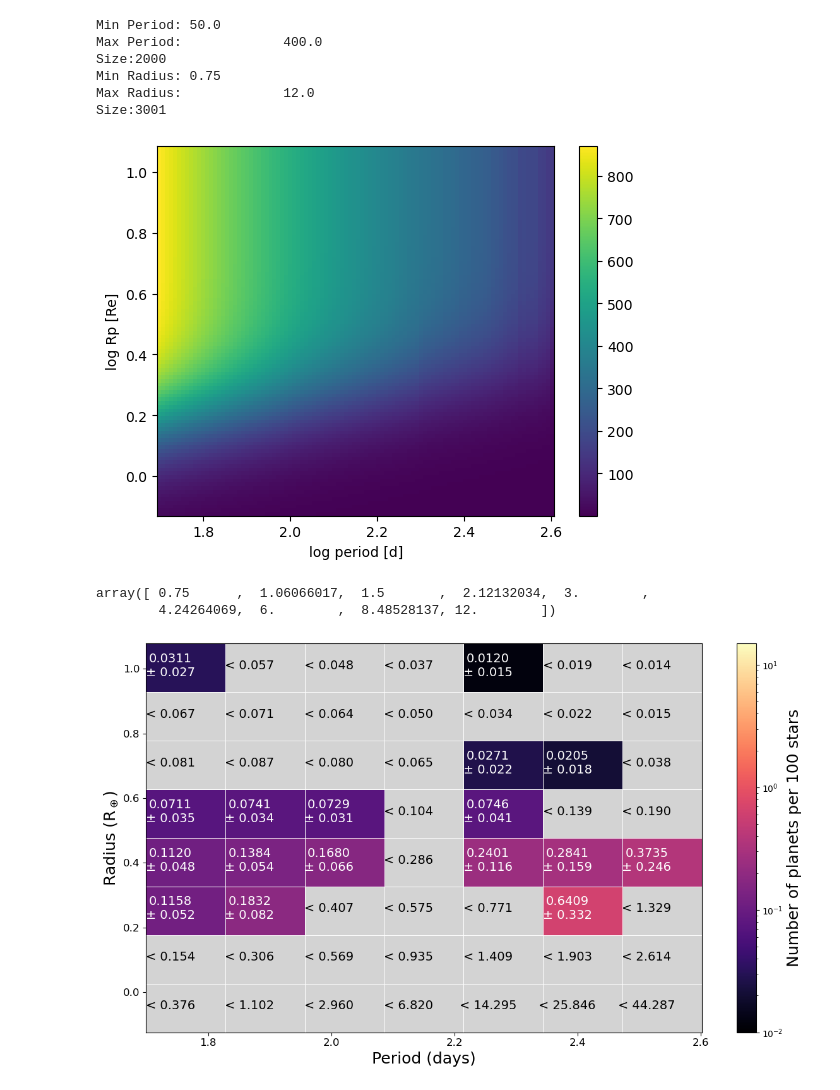
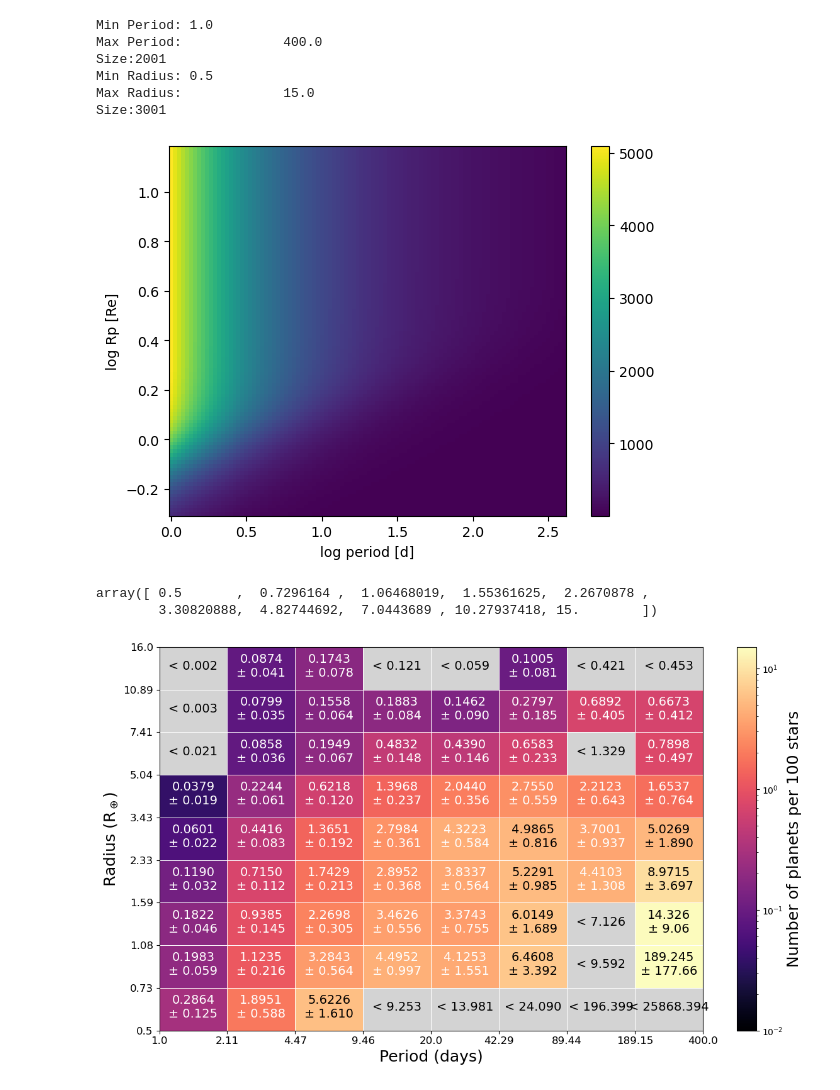
Before and after one commit to kendallsullivan/kep_occ_how-to, a Jupyter notebook: occurrence_plots.ipynb, the cells around one changed output. Saved outputs shown, nothing was run; the diff lists cells and outputs as text; code cells hidden in the pictures.

```diff
--- a/occurrence_plots.ipynb
+++ b/occurrence_plots.ipynb
@@ -35,11 +35,11 @@ def read_in_completeness_period(inputgrid, verbose=False):
     return(numCompVeInterp, kiclist, probtot, probdet, probdet/probtot)
 # %%
 numCompVeInterp_FGK, kiclist_FGK, probtot, probdet, ratio = read_in_completeness_period(\
-                                                               os.getcwd() + "/completenessContours/out_sc0_GK_baseline.fits.gz",\
+                                                               os.getcwd() + "/out_sc0_FGK_baseline_old.fits.gz",\
                                                                verbose=True)
 
-x = np.linspace(np.log10(50), np.log10(400), num=100)
-y = np.linspace(np.log10(0.75), np.log10(12), num=100)
+x = np.linspace(np.log10(1), np.log10(400), num=100)
+y = np.linspace(np.log10(0.5), np.log10(15), num=100)
 xg, yg = np.meshgrid(x, y, indexing='ij')
 
 
@@ -54,20 +54,20 @@ plt.show()
 
 # probtot[-1], probdet[-1], ratio[-1]
 # %% [output]
-Min Period: 50.0
+Min Period: 1.0
 Max Period:             400.0
-Size:2000
-Min Radius: 0.75
-Max Radius:             12.0
+Size:2001
+Min Radius: 0.5
+Max Radius:             15.0
 Size:3001
-[figure, old version]
+[figure, new version]
 # %%
 x = np.linspace(np.log10(1), np.log10(400), num=101)
 y = np.linspace(np.log10(0.5), np.log10(15), num=101)
 # %%
 # small grid for plotting
-mr = np.logspace(np.log10(0.75), np.log10(12), num=9)
-mp = np.logspace(np.log10(50.), np.log10(400), num=8)
+mr = np.logspace(np.log10(0.5), np.log10(15), num=10)
+mp = np.logspace(np.log10(1.), np.log10(400), num=9)
 mp_grid, mr_grid = np.meshgrid(mp, mr, indexing='ij')
 
 mp_c = 0.5*(mp[1:] + mp[:-1])
@@ -81,7 +81,7 @@ def kde_anywhere(Z, pmin, pmax, rmin, rmax):
             np.where((y >= np.log10(rmin)) & (y <= np.log10(rmax)))[0][-1])
     return(Z[pmask[0]:pmask[1]+1, rmask[0]:rmask[1]+1])
 # %%
-inputgrid_FGK = os.getcwd() + "/completenessContours/out_sc0_GK_baseline.fits.gz"
+inputgrid_FGK = os.getcwd() + "/out_sc0_FGK_baseline_old.fits.gz"
 
 hdulist = fits.open(inputgrid_FGK)
 cumulative_array = hdulist[0].data
@@ -108,20 +108,20 @@ sC_fine_FGK[sC_fine_FGK < 0] = 0.0
 
 # set low-completeness limits
 limit = np.array([10., 50., 100.])
-xl = np.linspace(1.0, 400., num=2000)
-yl = np.linspace(0.1, 15., num=3001)
+xl = np.linspace(1.0, 400., num=2001)
+yl = np.linspace(0.5, 15., num=3001)
 xlg, ylg = np.meshgrid(xl, yl, indexing='ij')
 cs = plt.contour(xlg, ylg, probtot_FGK/kiclist_FGK.size, levels=limit/kiclist_FGK.size, colors='k')
 xlim_FGK = cs.collections[1].get_paths()[0].vertices[:, 0]
 ylim_FGK = cs.collections[1].get_paths()[0].vertices[:, 1]
 plt.close()
 # %%
-pcCatalog_FGK = os.getcwd() + "/GKbaseline/koiCatalogs/dr25_{}_PCs.csv".format('FGK')
+pcCatalog_FGK = os.getcwd() + "/dr25_{}_PCs_old.csv".format('FGK')
 
 # load in planet candidates
 base_kois = pd.read_csv(pcCatalog_FGK)
-m = (49 <= base_kois.koi_period) & (base_kois.koi_period <= 401)
-m &= np.isfinite(base_kois.corrected_prad) & (0.7 <= base_kois.corrected_prad) & (base_kois.corrected_prad <= 12.5)
+m = (0.9 <= base_kois.koi_period) & (base_kois.koi_period <= 401)
+m &= np.isfinite(base_kois.corrected_prad) & (0.4 <= base_kois.corrected_prad) & (base_kois.corrected_prad <= 15.5)
 
 kois_FGK = pd.DataFrame(base_kois[m])
 
@@ -132,11 +132,11 @@ H_nan_FGK[H_nan_FGK < 1] = np.nan
 
 # this sets up where the low completeness limit is
 H_lim_FGK = np.zeros(H_FGK.shape)
-for i in range(len(xedges)-1):
-    for j in range(len(yedges)-1):
-        H_lim_FGK[i, j] = ylim_FGK[np.where(xlim_FGK <= xedges[i])][0] > yedges[j]
+# for i in range(len(xedges)-1):
+#     for j in range(len(yedges)-1):
+#         H_lim_FGK[i, j] = ylim_FGK[np.where(xlim_FGK <= xedges[i])][0] > yedges[j]
 # %%
-boot_kde = np.load("sboot__1000.npy")
+boot_kde = np.load("sboot__1000_old.npy")
 boot_kde_FGK, boot_kde_err_FGK = np.mean(boot_kde, axis = 0), np.std(boot_kde, axis = 0)
 boot_kde_smol_FGK = np.zeros((len(mp)-1, len(mr)-1))
 boot_kde_smol_err_FGK = np.zeros((len(mp)-1, len(mr)-1))
@@ -160,13 +160,13 @@ boot_kde_smol_FGK_nan[H_lim_FGK >= 1] = np.nan
 # %%
 yedges
 # %% [output]
-array([ 0.75      ,  1.06066017,  1.5       ,  2.12132034,  3.        ,
-        4.24264069,  6.        ,  8.48528137, 12.        ])
+array([ 0.5       ,  0.7296164 ,  1.06468019,  1.55361625,  2.2670878 ,
+        3.30820888,  4.82744692,  7.0443689 , 10.27937418, 15.        ])
 # %%
 # make a nice plot!
 fig, ax = plt.subplots(num=4, figsize=(12, 7))
-hatch = plt.fill_between([np.log10(50),np.log10(400)],
-                         np.log10(0.75), np.log10(12), color="lightgray")
+hatch = plt.fill_between([np.log10(1),np.log10(400)],
+                         np.log10(0.5), np.log10(15), color="lightgray")
 
 im = ax.pcolormesh(np.log10(mp_grid), np.log10(mr_grid), boot_kde_smol_FGK_nan*100,
                    cmap='magma', norm=matplotlib.colors.LogNorm(vmin=1e-2, vmax=15), shading='flat',
@@ -181,36 +181,36 @@ for i in range(len(yedges)-1):
         else:
             o = '%.4f' % (boot_kde_smol_FGK*100).T[i,j]
             e = '%.3f' % (boot_kde_smol_err_FGK*100).T[i,j]
             t =  o + "\n± " + e
         if np.isnan(H_nan_FGK.T[i,j]):
             o = '%.3f' %((boot_kde_smol_FGK*100).T[i,j]+(boot_kde_smol_err_FGK*100).T[i,j])
             ax.text(np.log10(mp_c[j])-0.03, np.log10(mr_c[i]), "< "+str(o),
                 color="k", ha="center", va="center", fontsize=14)
         elif H_lim_FGK.T[i,j]:
             o = '%.3f' %((boot_kde_smol_FGK*100).T[i,j]+(boot_kde_smol_err_FGK*100).T[i,j])
             ax.text(np.log10(mp_c[j])-0.03, np.log10(mr_c[i]), "< "+str(o),
                 color="k", ha="center", va="center", fontsize=14)
         elif boot_kde_smol_FGK.T[i,j]>=0.045:
             ax.text(np.log10(mp_c[j])-0.03, np.log10(mr_c[i]), t,
                 color="k", ha="center", va="center", fontsize=14)
         else:
             ax.text(np.log10(mp_c[j])-0.03, np.log10(mr_c[i]), t,
                 color="white", ha="center", va="center", fontsize=14)
 
 ax.tick_params(axis='both', labelsize='large')
 cb = plt.colorbar(im)
 cb.set_label(label="Number of planets per 100 stars", fontsize=18)
 
-plt.xlim(np.log10(50.), np.log10(400.))
-plt.ylim(np.log10(0.75), np.log10(12.))
+plt.xlim(np.log10(1.), np.log10(400.))
+plt.ylim(np.log10(0.5), np.log10(15.))
 
 plt.xlabel("Period (days)", fontsize=18)
 plt.ylabel(r"Radius (R$_\oplus$)", fontsize=18)
-# plt.xticks(np.log10(mp), labels=[1.0, 2.11, 4.47, 9.46, 20.0, 42.29, 89.44 ,189.15, 400.0])
-# plt.yticks(np.log10(mr), labels=[ 0.5, 0.73, 1.08, 1.59, 2.33, 3.43, 5.04, 7.41, 10.89, 16.0])
+plt.xticks(np.log10(mp), labels=[1.0, 2.11, 4.47, 9.46, 20.0, 42.29, 89.44 ,189.15, 400.0])
+plt.yticks(np.log10(mr), labels=[ 0.5, 0.73, 1.08, 1.59, 2.33, 3.43, 5.04, 7.41, 10.89, 16.0])
 plt.minorticks_off()
 plt.tight_layout()
-plt.savefig('completenessTest_8-195Gyr.pdf')
+plt.savefig('completenessTest_old.pdf')
 plt.show()
 # %% [output]
-[figure, old version]
+[figure, new version]
```
Also changed, not shown: 20 other files.
